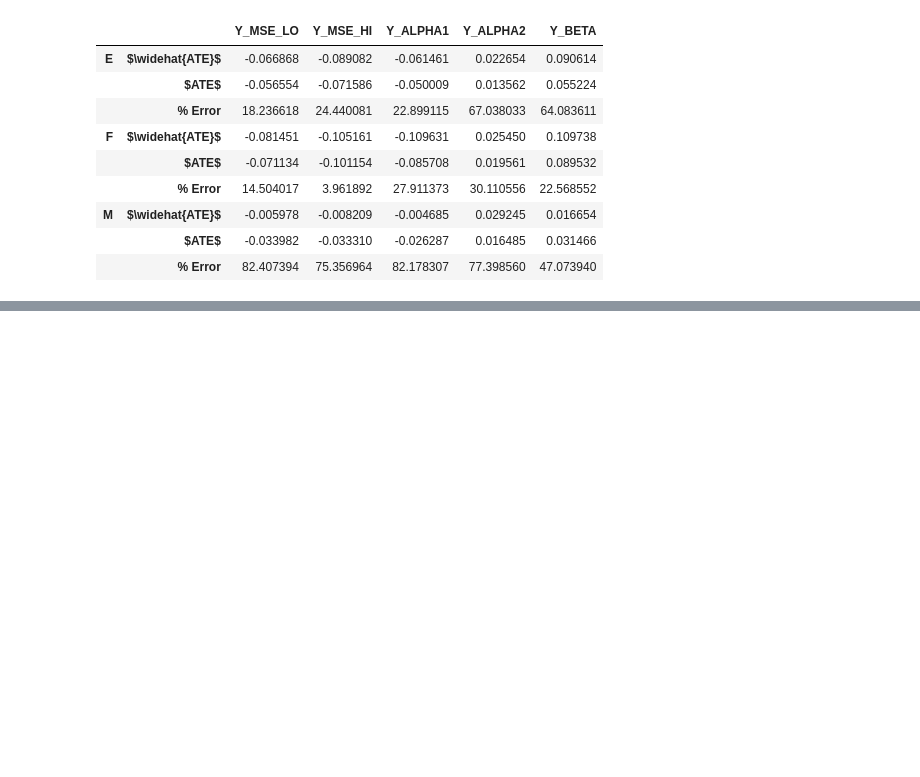
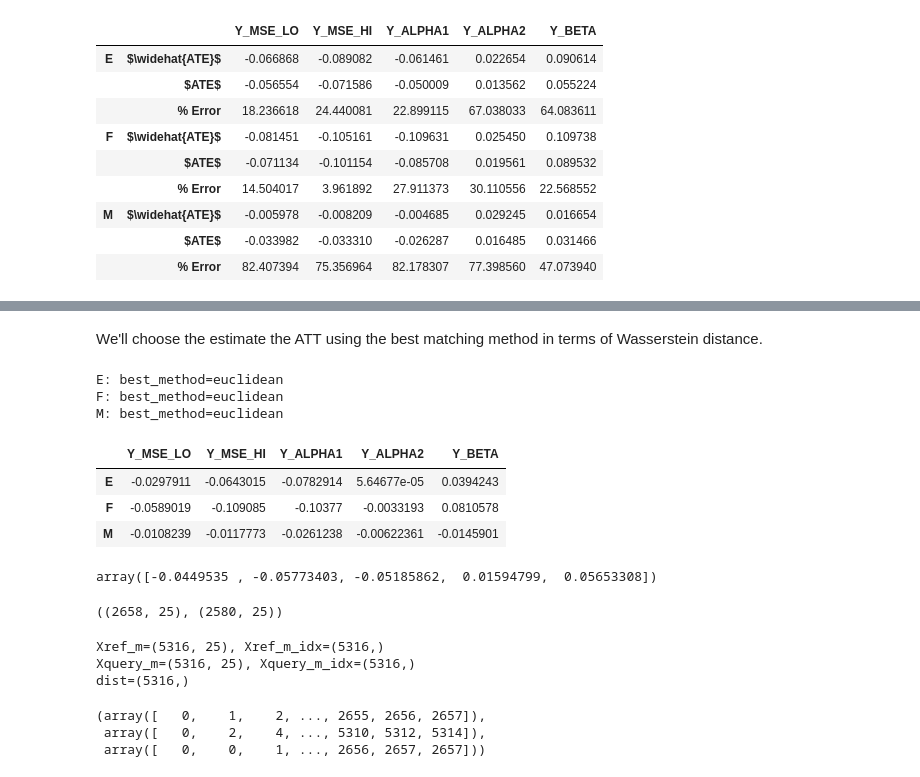
Before and after one commit to avivrosenberg/causal-inference-hw, a Jupyter notebook: proj/ci-proj.ipynb, the cells around one changed output, grey strips where cells are left out. Saved outputs shown, nothing was run; the diff lists cells and outputs as text; code cells hidden in the pictures; blank space fills up the shorter version.

```diff
--- a/proj/ci-proj.ipynb
+++ b/proj/ci-proj.ipynb
@@ -817,0 +973,30 @@ df_ate.transpose()
+# %% [markdown]
+We'll choose the estimate the ATT using the best matching method in terms of Wasserstein distance.
+# %%
+df_ate_matching = pd.DataFrame(index=datasets_cs.keys(), columns=outcome_columns)
+
+metric = 'mean_wass'
+k = 5
+
+for i, (name, df) in enumerate(datasets_cs.items()):
+    imin = df_matching.loc[pd.IndexSlice[name, :], metric].idxmin()
+    best_method = imin[1]
+
+    print(f'{imin[0]}: best_method={best_method}')
+
+    X, y, t = data.split_dataset(df, scale_covariates=True)
+    p = df['propensity'].values
+
+    # df_att_results['matching'][i] = df_matching.loc[imin, 'est_att']
+    ate = treatment_effect.matching(X, y, t, propensity=p, method=best_method, k=k, tol=tol)
+    df_ate_matching.loc[name, :] = ate
+
+df_ate_matching
+# %% [output]
+E: best_method=euclidean
+F: best_method=euclidean
+M: best_method=euclidean
+|  | Y_MSE_LO | Y_MSE_HI | Y_ALPHA1 | Y_ALPHA2 | Y_BETA |
+| E | -0.0297911 | -0.0643015 | -0.0782914 | 5.64677e-05 | 0.0394243 |
+| F | -0.0589019 | -0.109085 | -0.10377 | -0.0033193 | 0.0810578 |
+| M | -0.0108239 | -0.0117773 | -0.0261238 | -0.00622361 | -0.0145901 |
@@ -817,0 +1008,28 @@ df_ate.transpose()
+# %%
+treatment_effect.matching(X, y, t, att=True, propensity=p, method='cosine', k=1)
+# %% [output]
+array([-0.0449535 , -0.05773403, -0.05185862,  0.01594799,  0.05653308])
+# %%
+X_treat = X[t==1]
+X_control = X[t==0]
+
+X_treat.shape, X_control.shape
+# %% [output]
+((2658, 25), (2580, 25))
+# %%
+matcher = MatchingEstimator(k=2)
+Xref_m, Xquery_m, Xref_m_idx, Xquery_m_idx, dist = matcher.match(Xref=X_control, Xquery=X_treat)
+
+print(f'Xref_m={Xref_m.shape}, Xref_m_idx={Xref_m_idx.shape}')
+print(f'Xquery_m={Xquery_m.shape}, Xquery_m_idx={Xquery_m_idx.shape}')
+print(f'dist={dist.shape}')
+# %% [output]
+Xref_m=(5316, 25), Xref_m_idx=(5316,)
+Xquery_m=(5316, 25), Xquery_m_idx=(5316,)
+dist=(5316,)
+# %%
+np.unique(Xquery_m_idx, return_inverse=True, return_index=True)
+# %% [output]
+(array([   0,    1,    2, ..., 2655, 2656, 2657]),
+ array([   0,    2,    4, ..., 5310, 5312, 5314]),
+ array([   0,    0,    1, ..., 2656, 2657, 2657]))
```
Also changed, not shown: parts of 19 cells of this notebook.
